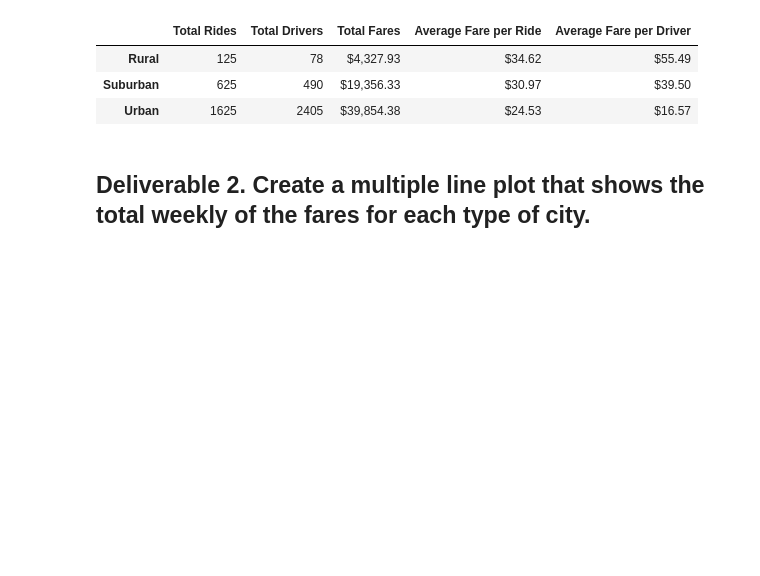
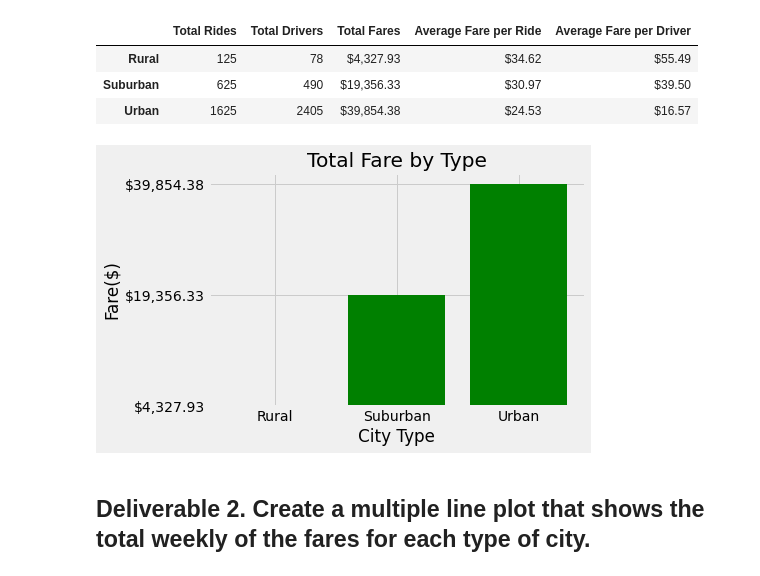
Before and after one commit to phanafin/PyBer_Analysis, a Jupyter notebook: PyBer_Challenge.ipynb, the cells around one changed output. Cells and saved outputs as stored; diff of their text form; code cells hidden in the pictures; blank space fills up the shorter version.

Commit message:
uploaded pyber challenge last time

```diff
--- a/PyBer_Challenge.ipynb
+++ b/PyBer_Challenge.ipynb
@@ -193,6 +193,25 @@ pyber_summary_df
 | Rural | 125 | 78 | $4,327.93 | $34.62 | $55.49 |
 | Suburban | 625 | 490 | $19,356.33 | $30.97 | $39.50 |
 | Urban | 1625 | 2405 | $39,854.38 | $24.53 | $16.57 |
+# %%
+x_axis = pyber_summary_df.index
+y_axis = pyber_summary_df["Total Fares"]
+# %%
+from matplotlib import style
+
+# Use the graph style fivethirtyeight.
+style.use('fivethirtyeight')
+plt.bar(x_axis, y_axis, color="green")
+plt.ylim(ymin=0)
+# Create labels for the x and y axes.
+plt.xlabel("City Type")
+plt.ylabel("Fare($)")
+# Create a title.
+plt.title("Total Fare by Type")
+plt.savefig("analysis/Fig9.png")
+plt.show()
+# %% [output]
+[figure, added]
 # %% [markdown]
 ## Deliverable 2.  Create a multiple line plot that shows the total weekly of the fares for each type of city.
 # %%
```
Also changed, not shown: parts of 1 cell of this notebook.
